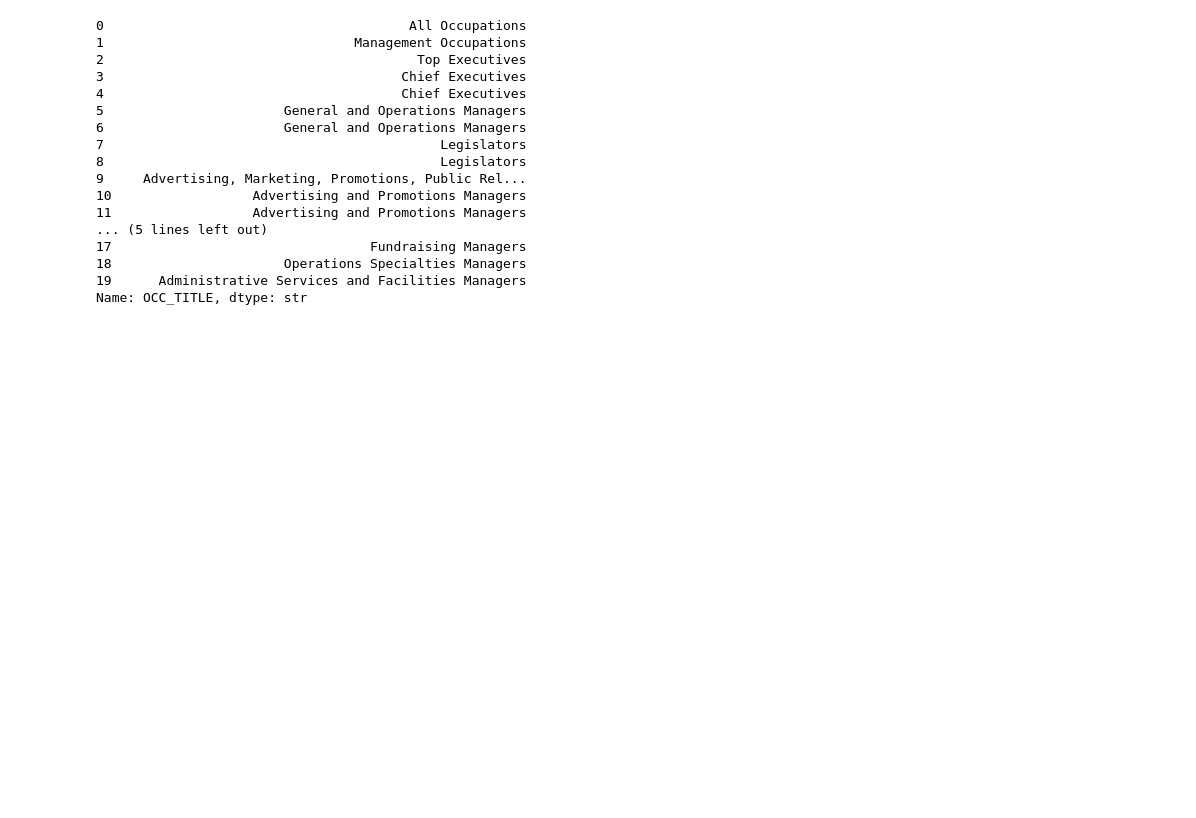
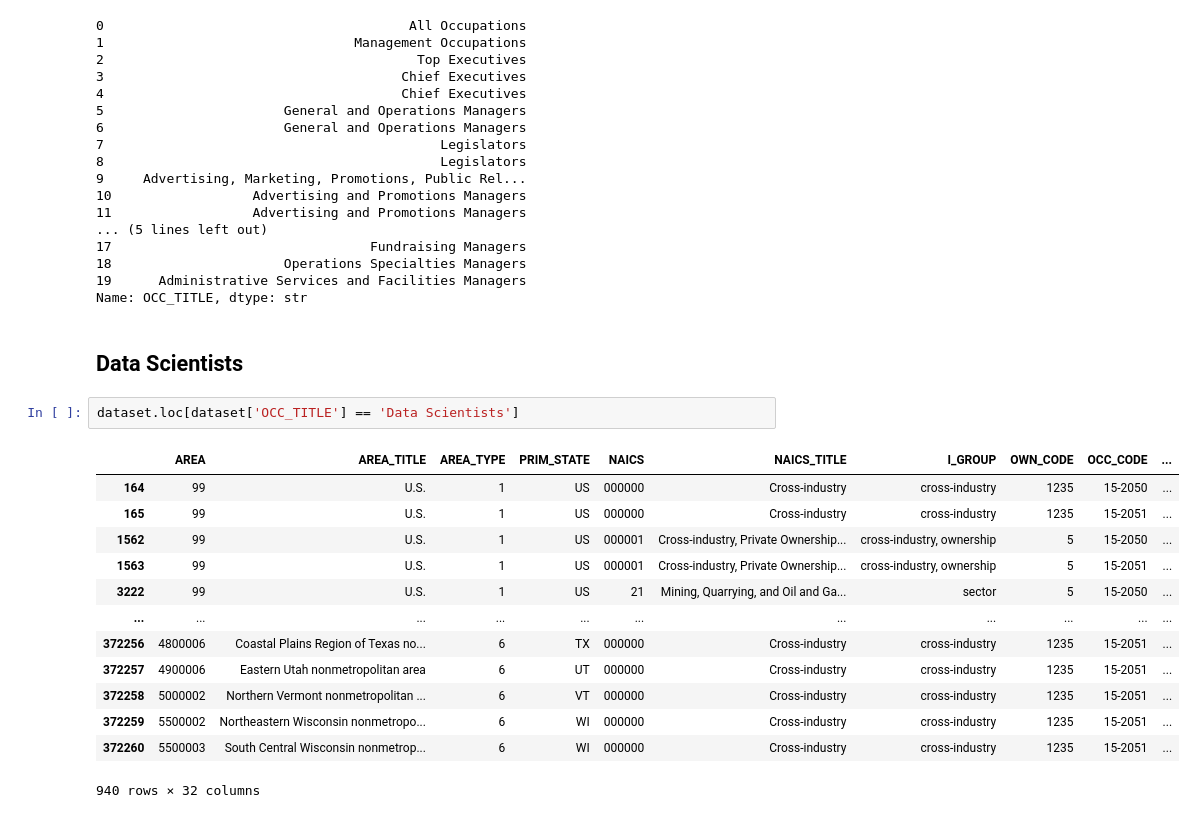
Before and after one commit to FernandaFar/data-visualisation-ca1, a Jupyter notebook: Ca1-Visualisation.ipynb, the cells around one changed output. Cells and saved outputs as stored; diff of their text form; blank space fills up the shorter version.

```diff
--- a/Ca1-Visualisation.ipynb
+++ b/Ca1-Visualisation.ipynb
@@ -152,3 +113,21 @@ dataset['OCC_TITLE'].head(20)
 18                      Operations Specialties Managers
 19      Administrative Services and Facilities Managers
 Name: OCC_TITLE, dtype: str
+# %% [markdown]
+## Data Scientists
+# %%
+dataset.loc[dataset['OCC_TITLE'] == 'Data Scientists']
+# %% [output]
+|  | AREA | AREA_TITLE | AREA_TYPE | PRIM_STATE | NAICS | NAICS_TITLE | I_GROUP | OWN_CODE | OCC_CODE | ... |
+| 164 | 99 | U.S. | 1 | US | 000000 | Cross-industry | cross-industry | 1235 | 15-2050 | ... |
+| 165 | 99 | U.S. | 1 | US | 000000 | Cross-industry | cross-industry | 1235 | 15-2051 | ... |
+| 1562 | 99 | U.S. | 1 | US | 000001 | Cross-industry, Private Ownership... | cross-industry, ownership | 5 | 15-2050 | ... |
+| 1563 | 99 | U.S. | 1 | US | 000001 | Cross-industry, Private Ownership... | cross-industry, ownership | 5 | 15-2051 | ... |
+| 3222 | 99 | U.S. | 1 | US | 21 | Mining, Quarrying, and Oil and Ga... | sector | 5 | 15-2050 | ... |
+| ... | ... | ... | ... | ... | ... | ... | ... | ... | ... | ... |
+| 372256 | 4800006 | Coastal Plains Region of Texas no... | 6 | TX | 000000 | Cross-industry | cross-industry | 1235 | 15-2051 | ... |
+| 372257 | 4900006 | Eastern Utah nonmetropolitan area | 6 | UT | 000000 | Cross-industry | cross-industry | 1235 | 15-2051 | ... |
+| 372258 | 5000002 | Northern Vermont nonmetropolitan ... | 6 | VT | 000000 | Cross-industry | cross-industry | 1235 | 15-2051 | ... |
+| 372259 | 5500002 | Northeastern Wisconsin nonmetropo... | 6 | WI | 000000 | Cross-industry | cross-industry | 1235 | 15-2051 | ... |
+| 372260 | 5500003 | South Central Wisconsin nonmetrop... | 6 | WI | 000000 | Cross-industry | cross-industry | 1235 | 15-2051 | ... |
+940 rows × 32 columns
```
Also changed, not shown: parts of 16 cells of this notebook.
